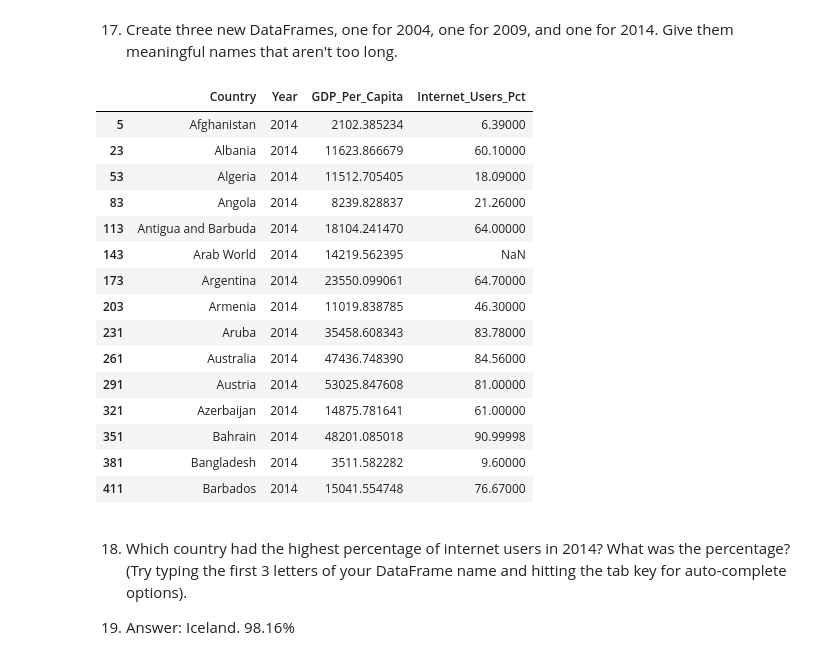
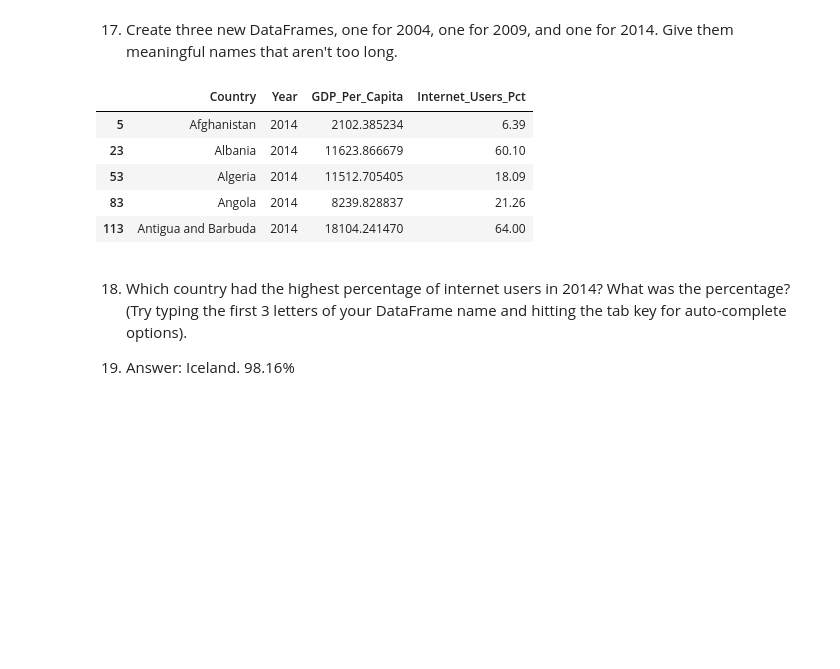
Before and after one commit to NSS-Data-Analytics-Cohort-6/gdp-and-internet-usage-mrmoya413, a Jupyter notebook: Notebooks/GDP_InternetUN.ipynb, the cells around one changed output. Cells and saved outputs as stored; diff of their text form; code cells hidden in the pictures; blank space fills up the shorter version.

```diff
--- a/Notebooks/GDP_InternetUN.ipynb
+++ b/Notebooks/GDP_InternetUN.ipynb
@@ -216,24 +245,14 @@ year2009 = gdp_and_internet_use[(gdp_and_internet_use['Year'] == '2009')]
 # %%
 year2014 = gdp_and_internet_use[(gdp_and_internet_use['Year'] == '2014')]
 # %%
-year2014.head(15)
+year2014.head()
 # %% [output]
 |  | Country | Year | GDP_Per_Capita | Internet_Users_Pct |
-| 5 | Afghanistan | 2014 | 2102.385234 | 6.39000 |
-| 23 | Albania | 2014 | 11623.866679 | 60.10000 |
-| 53 | Algeria | 2014 | 11512.705405 | 18.09000 |
-| 83 | Angola | 2014 | 8239.828837 | 21.26000 |
-| 113 | Antigua and Barbuda | 2014 | 18104.241470 | 64.00000 |
-| 143 | Arab World | 2014 | 14219.562395 | NaN |
-| 173 | Argentina | 2014 | 23550.099061 | 64.70000 |
-| 203 | Armenia | 2014 | 11019.838785 | 46.30000 |
-| 231 | Aruba | 2014 | 35458.608343 | 83.78000 |
-| 261 | Australia | 2014 | 47436.748390 | 84.56000 |
-| 291 | Austria | 2014 | 53025.847608 | 81.00000 |
-| 321 | Azerbaijan | 2014 | 14875.781641 | 61.00000 |
-| 351 | Bahrain | 2014 | 48201.085018 | 90.99998 |
-| 381 | Bangladesh | 2014 | 3511.582282 | 9.60000 |
-| 411 | Barbados | 2014 | 15041.554748 | 76.67000 |
+| 5 | Afghanistan | 2014 | 2102.385234 | 6.39 |
+| 23 | Albania | 2014 | 11623.866679 | 60.10 |
+| 53 | Algeria | 2014 | 11512.705405 | 18.09 |
+| 83 | Angola | 2014 | 8239.828837 | 21.26 |
+| 113 | Antigua and Barbuda | 2014 | 18104.241470 | 64.00 |
 # %% [markdown]
 18. Which country had the highest percentage of internet users in 2014? What was the percentage? (Try typing the first 3 letters of your DataFrame name and hitting the tab key for auto-complete options).
 
```
Also changed, not shown: parts of 12 cells of this notebook.
